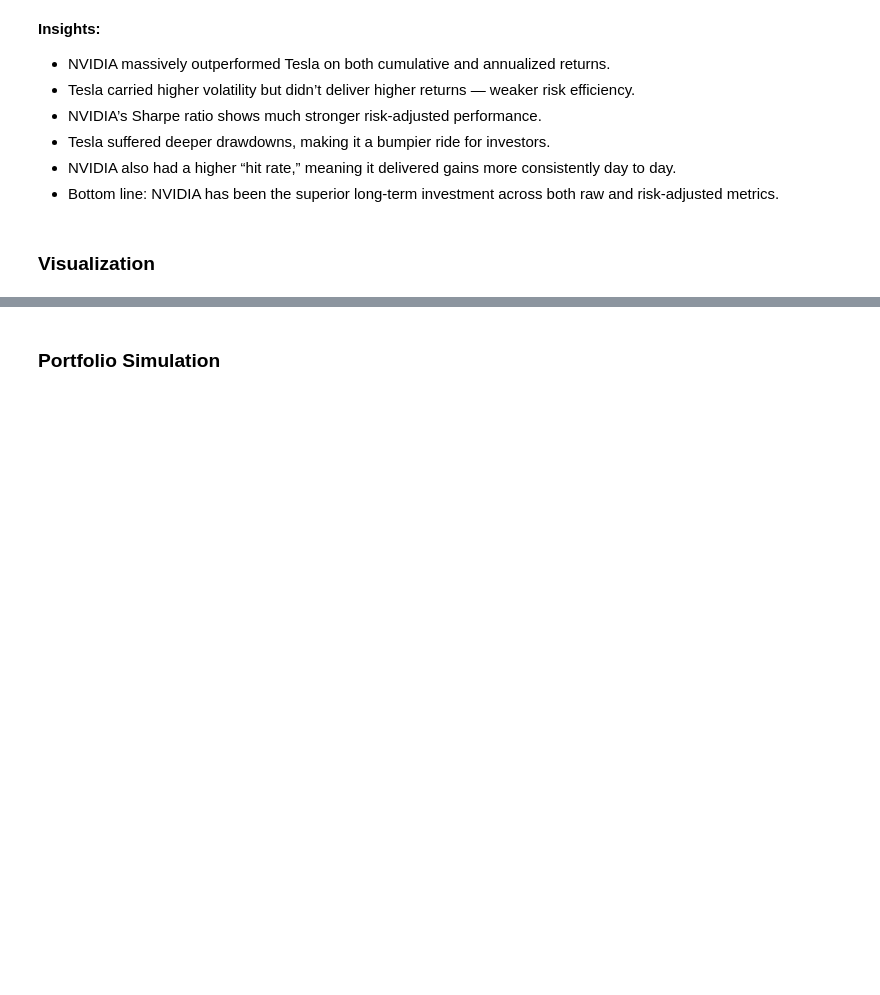
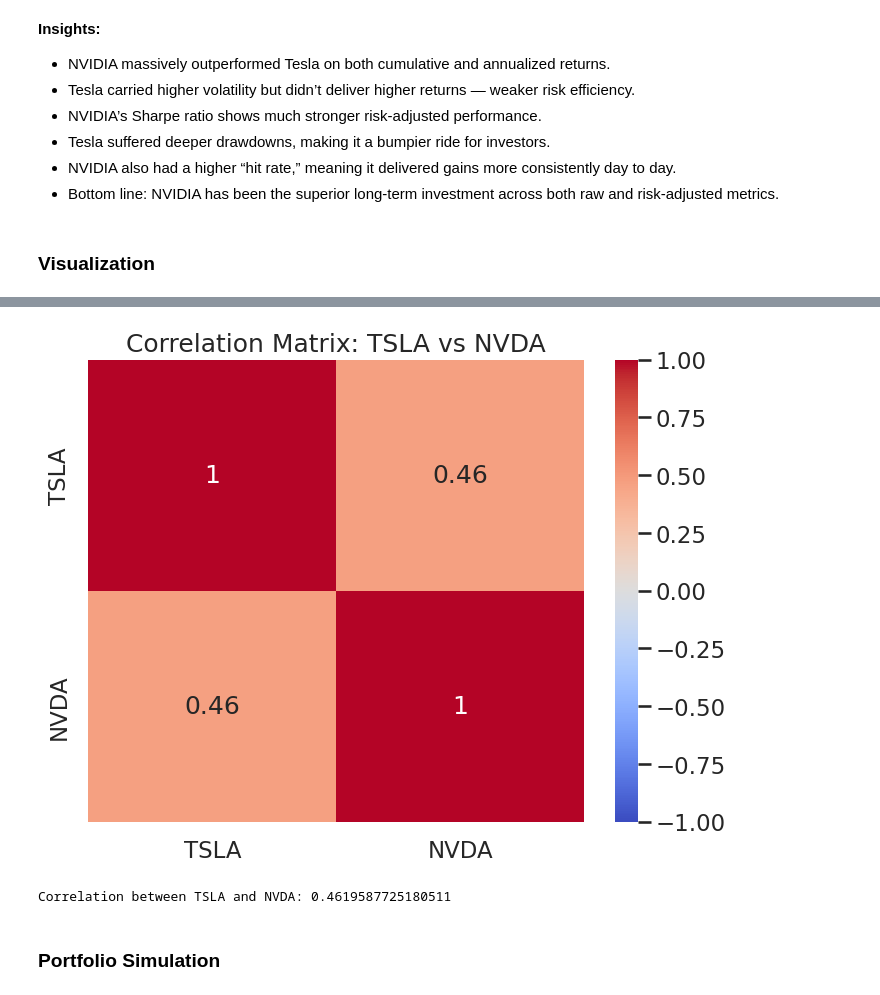
Before and after one commit to Wammiri/TESLA-NVIDIA-Stock-Analysis-5Y, a Jupyter notebook: Tesla_NVDA_Analysis.ipynb, the cells around one changed output, grey strips where cells are left out. Cells and saved outputs as stored; diff of their text form; code cells hidden in the pictures; blank space fills up the shorter version.

```diff
--- a/Tesla_NVDA_Analysis.ipynb
+++ b/Tesla_NVDA_Analysis.ipynb
@@ -223,3 +226,14 @@ plt.show()
+# %%
+# Assuming 'returns' is a DataFrame with daily returns for TSLA and NVDA
+correlation_matrix = returns_df[['TSLA', 'NVDA']].corr()
+plt.figure(figsize=(8, 6))
+sns.heatmap(correlation_matrix, annot=True, cmap='coolwarm', vmin=-1, vmax=1)
+plt.title('Correlation Matrix: TSLA vs NVDA')
+plt.show()
+print("Correlation between TSLA and NVDA:", correlation_matrix.iloc[0, 1])
+# %% [output]
+[figure, added]
+Correlation between TSLA and NVDA: 0.4619587725180511
 # %% [markdown]
 ### Portfolio Simulation
 # %%
```
Also changed, not shown: parts of 12 cells of this notebook.
